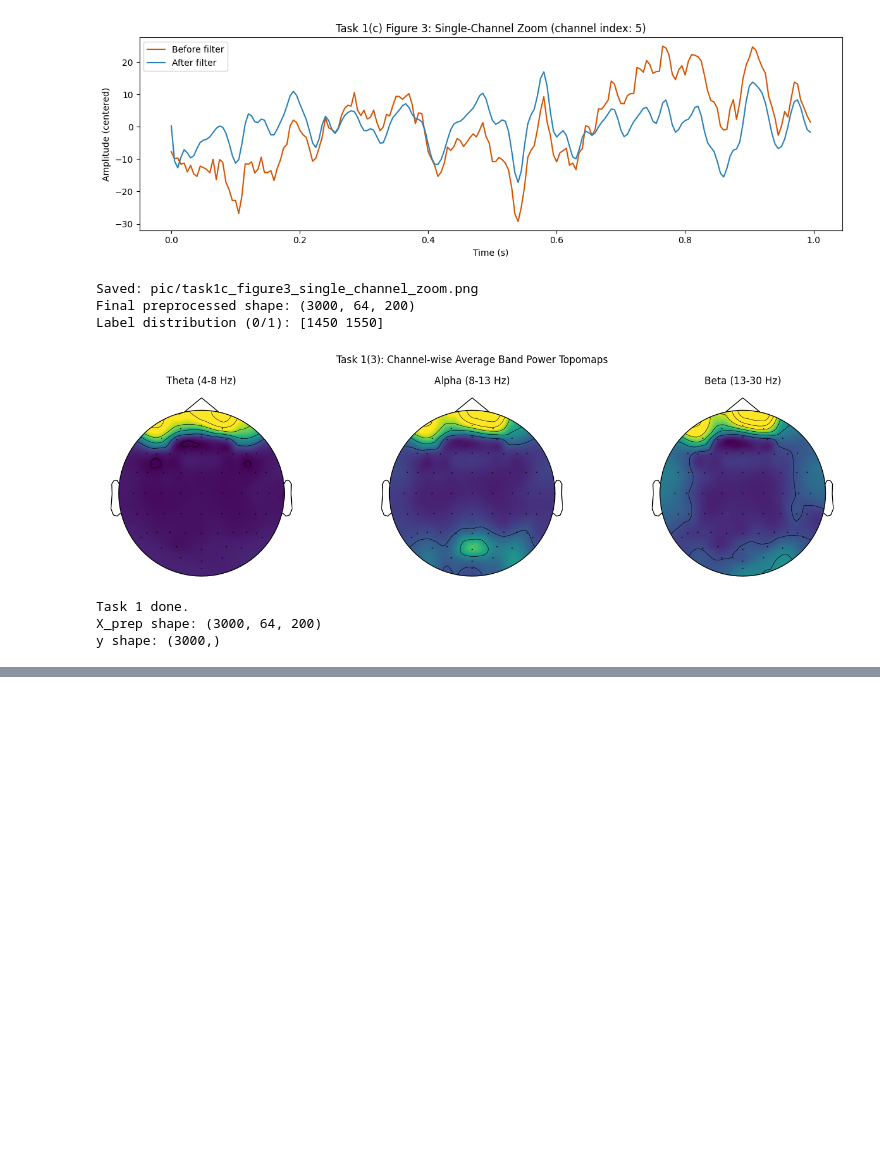
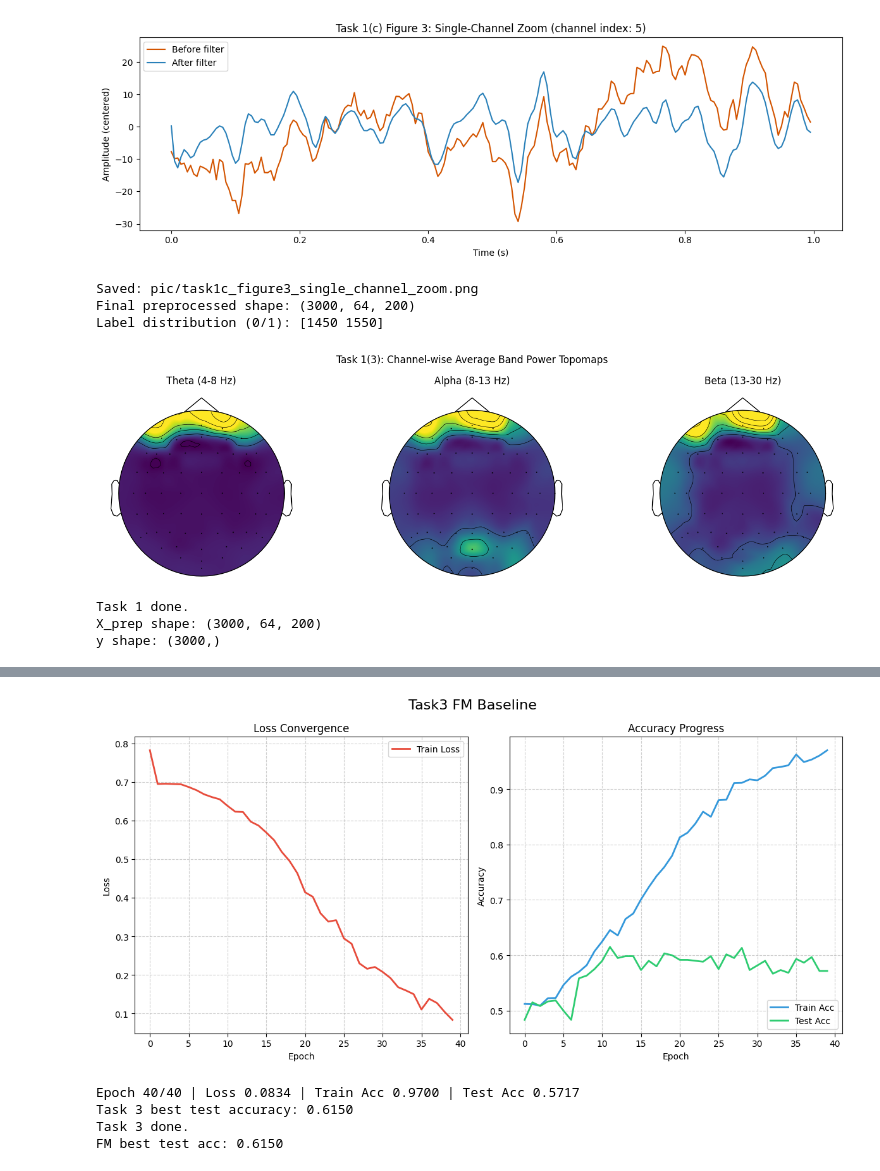
Before and after one commit to ssyss-513/DSAI5203_2, a Jupyter notebook: DSAI5203_2.ipynb, the cells around one changed output, grey strips where cells are left out. Cells and saved outputs as stored; diff of their text form; code cells hidden in the pictures; blank space fills up the shorter version.

Commit message:
Task3 add pic

```diff
--- a/DSAI5203_2.ipynb
+++ b/DSAI5203_2.ipynb
@@ -472,6 +482,7 @@ import torch.nn as nn
 from torch.utils.data import Dataset, DataLoader
 from sklearn.model_selection import train_test_split
 from sklearn.preprocessing import StandardScaler
+from train_utils import plot_training_history
 
 
 def get_device():
@@ -584,7 +595,7 @@ def run_task3_train_fm_baseline(
         model.train()
         train_loss = 0.0
         train_correct = 0
-        train_total = 0
+        total_samples = 0
 
         for xb, yb in train_loader:
             xb, yb = xb.to(device), yb.to(device)
@@ -597,25 +608,29 @@ def run_task3_train_fm_baseline(
             bs = yb.size(0)
             train_loss += loss.item() * bs
             train_correct += (logits.argmax(dim=1) == yb).sum().item()
-            train_total += bs
+            total_samples += bs
+
+        epoch_loss = train_loss / max(1, total_samples)
+        epoch_train_acc = train_correct / max(1, total_samples)
 
         model.eval()
         test_correct = 0
-        test_total = 0
+        total_test = 0
         with torch.no_grad():
             for xb, yb in test_loader:
                 xb, yb = xb.to(device), yb.to(device)
                 logits = model(xb)
                 test_correct += (logits.argmax(dim=1) == yb).sum().item()
-                test_total += yb.size(0)
+                total_test += yb.size(0)
 
-        epoch_loss = train_loss / max(1, train_total)
-        epoch_train_acc = train_correct / max(1, train_total)
-        epoch_test_acc = test_correct / max(1, test_total)
+        epoch_test_acc = test_correct / max(1, total_test)
 
         history['train_loss'].append(epoch_loss)
         history['train_acc'].append(epoch_train_acc)
         history['test_acc'].append(epoch_test_acc)
+
+        # Plot training curves
+        plot_training_history(history['train_loss'], history['train_acc'], history['test_acc'], model_name='Task3 FM Baseline')
 
         if epoch_test_acc > best_acc:
             best_acc = epoch_test_acc
@@ -624,7 +639,7 @@ def run_task3_train_fm_baseline(
                     'model_state_dict': model.state_dict(),
                     'scaler_mean': scaler.mean_,
                     'scaler_scale': scaler.scale_,
-                    'test_acc': best_acc,
+                    'best_acc': best_acc,
                 },
                 save_path,
             )
@@ -641,8 +656,14 @@ def run_task3_train_fm_baseline(
 # %%
 # Task 3 execution
 # Requires: Task 1 outputs (X_prep, y)
 fm_model, fm_hist, fm_best_acc = run_task3_train_fm_baseline(
-    X_prep, y, epochs=20, batch_size=64, lr=1e-3
+    X_prep, y, epochs=40, batch_size=64, lr=1e-3
 )
 print('Task 3 done.')
 print(f'FM best test acc: {fm_best_acc:.4f}')
+# %% [output]
+[figure, added]
+Epoch 40/40 | Loss 0.0834 | Train Acc 0.9700 | Test Acc 0.5717
+Task 3 best test accuracy: 0.6150
+Task 3 done.
+FM best test acc: 0.6150
```
Also changed, not shown: parts of 4 cells of this notebook, 2 other files.
